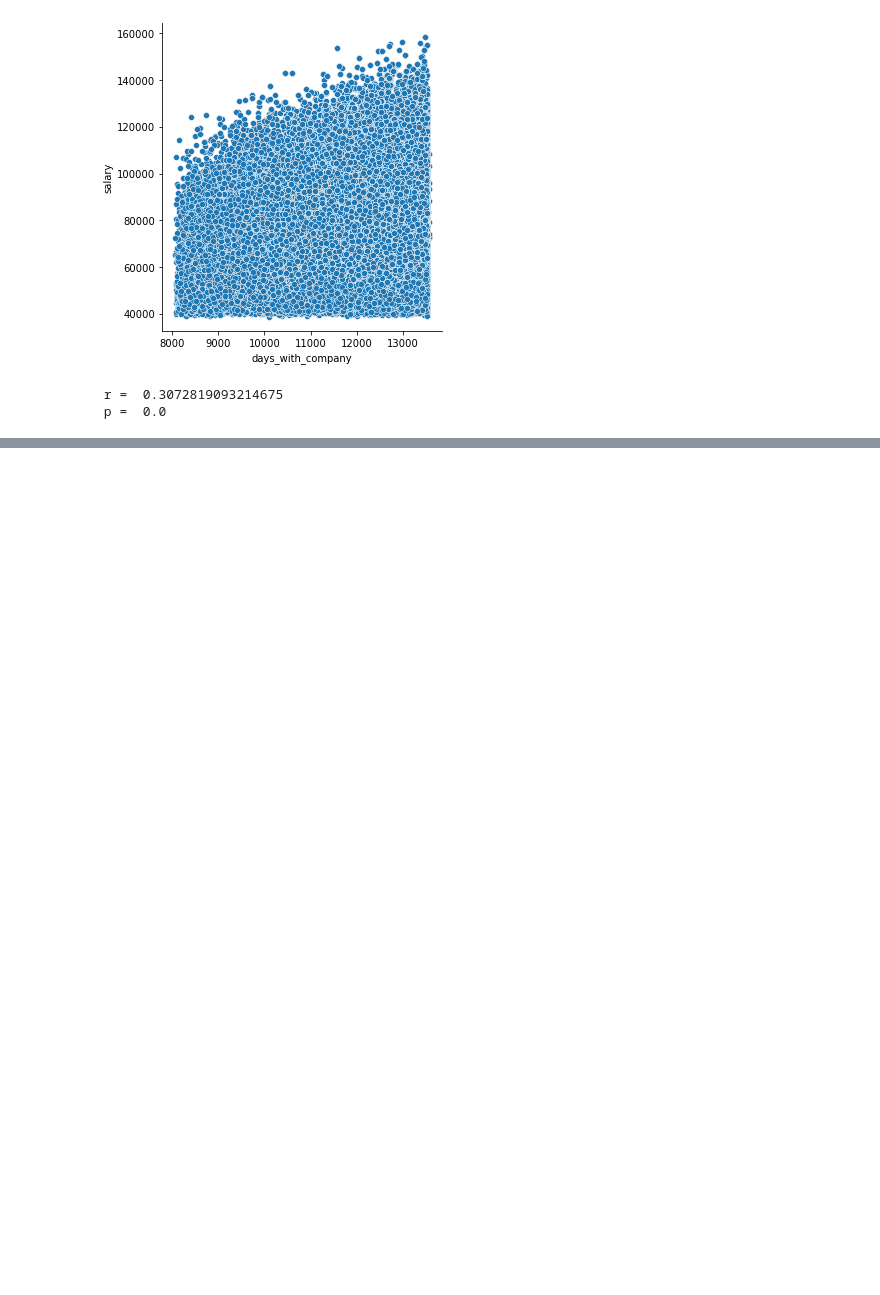
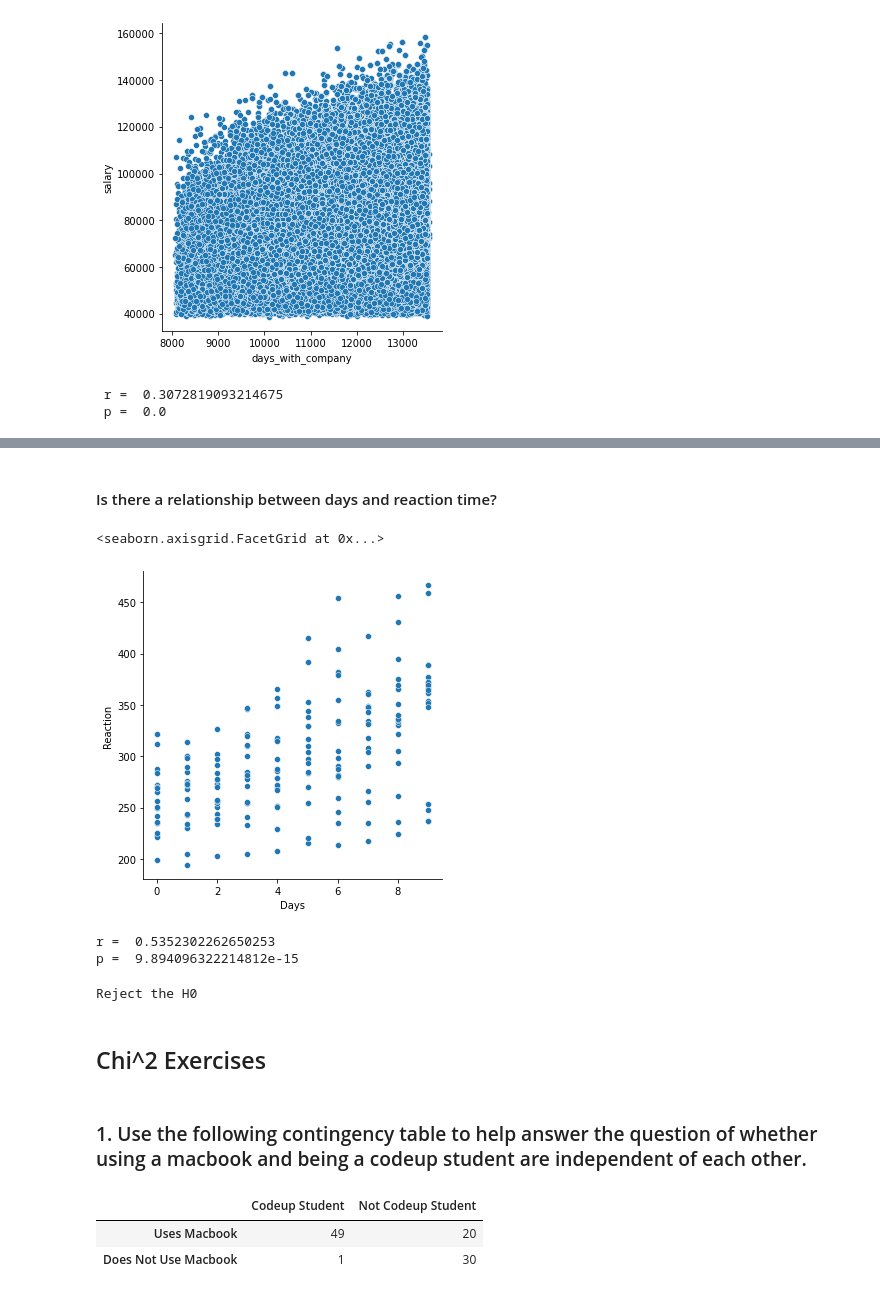
Before and after one commit to jnolf/statistics-exercises, a Jupyter notebook: hypothesis_testing.ipynb, the cells around one changed output, grey strips where cells are left out. Drawn from its saved outputs; the diff is of its cells as text; code cells hidden in the pictures; blank space fills up the shorter version.

```diff
--- a/hypothesis_testing.ipynb
+++ b/hypothesis_testing.ipynb
@@ -585,0 +639,9 @@ Reject the H0
+# %%
+# See details with ,show_doc = True in the data set pull
+
+from pydataset import data
+
+sleepstudy = data('sleepstudy')
+#sleepstudy.shape
+#sleepstudy.describe()
+sleepstudy.head()
@@ -585,0 +655,43 @@ Reject the H0
+# %% [markdown]
+#### Is there a relationship between days and reaction time?
+# %%
+sns.relplot(data = sleepstudy, x = 'Days', y = 'Reaction')
+# %% [output]
+<seaborn.axisgrid.FacetGrid at 0x...>
+[figure, added]
+# %%
+#H0: There is no relationship between days and reaction time.
+#Ha: There IS a relationship between days and reaction time.
+
+r, p = stats.pearsonr(sleepstudy.Days, sleepstudy.Reaction)
+
+print('r = ' ,r)
+print('p = ' ,p)
+# %% [output]
+r =  0.5352302262650253
+p =  9.894096322214812e-15
+# %%
+alpha = .05
+
+if p < alpha:
+    print('Reject the H0')
+else:
+    print('Fail to reject H0')
+# %% [output]
+Reject the H0
+# %% [markdown]
+## Chi^2 Exercises
+# %% [markdown]
+### 1. Use the following contingency table to help answer the question of whether using a macbook and being a codeup student are independent of each other.
+# %%
+# Make a dataframe for observed
+index = ['Uses Macbook', 'Does Not Use Macbook']
+columns = ['Codeup Student', 'Not Codeup Student']
+
+
+observed = pd.DataFrame([[49, 20], [1, 30]], index = index, columns = columns)
+observed
+# %% [output]
+|  | Codeup Student | Not Codeup Student |
+| Uses Macbook | 49 | 20 |
+| Does Not Use Macbook | 1 | 30 |
```
Also changed, not shown: parts of 58 cells of this notebook.
